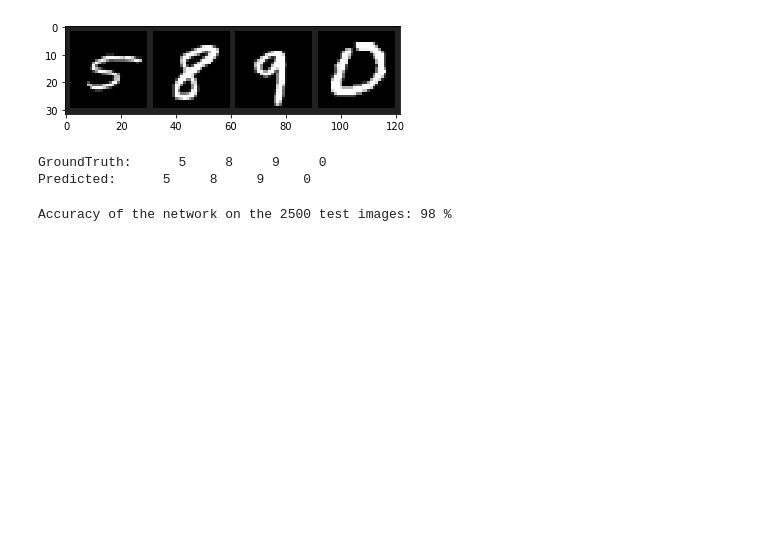
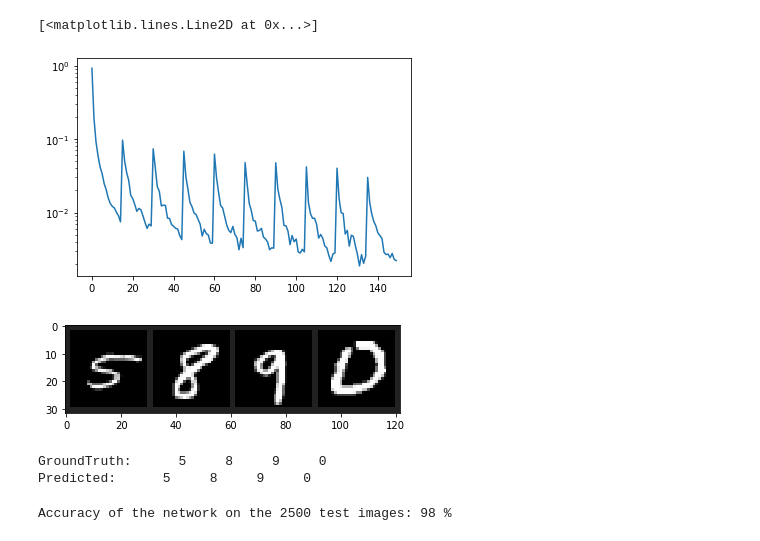
Before and after one commit to abhon/DSGA_1013_Final_Project, a Jupyter notebook: Code/MNIST_trial.ipynb, the cells around one changed output. Cells and saved outputs as stored; diff of their text form; code cells hidden in the pictures; blank space fills up the shorter version.

```diff
--- a/Code/MNIST_trial.ipynb
+++ b/Code/MNIST_trial.ipynb
@@ -74,13 +85,18 @@ net = Net()
 # %%
+net = Net()
+train_error = []
+test_error = []
+
 #loss function
 criterion = nn.CrossEntropyLoss()
 #stochastic gradient descent
 optimizer = optim.SGD(net.parameters(), lr=0.001, momentum=0.9)
 
 
-for epoch in range(10):  # loop over the dataset multiple times
+for epoch in range(10):  # loop/over the dataset multiple times
 
     running_loss = 0.0
+    num_images = 0
     for i, data in enumerate(trainloader, 0):
         # get the inputs; data is a list of [inputs, labels]
         inputs, labels = data
@@ -93,13 +109,27 @@ for epoch in range(10):  # loop over the dataset multiple times
         loss = criterion(outputs, labels)
         loss.backward()
         optimizer.step()
-
+        num_images += inputs.size(1)
         # print statistics
         running_loss += loss.item()
-        if i % len(trainloader) == len(trainloader) - 1:    # print every 2000 mini-batches
+        if i % 1000 == 999:    # print every 1000 mini-batches
             print('[%d, %5d] loss: %.3f' %
-                  (epoch + 1, i + 1, running_loss / len(trainloader)))
+                  (epoch + 1, i + 1, running_loss / num_images))
+            train_error.append(running_loss / num_images)
             running_loss = 0.0
 
+    correct = 0
+    total = 0
+    with torch.no_grad():
+        for data in testloader:
+            images, labels = data
+            outputs = net(images)
+            _, predicted = torch.max(outputs.data, 1)
+            total += labels.size(0)
+            correct += (predicted == labels).sum().item()
+
+        test_error.append(correct/total)
+
+
 print('Finished Training')
 # %% [output]
@@ -117,3 +155,9 @@ Finished Training
+# %%
+plt.figure()
+plt.semilogy(train_error)
+# %% [output]
+[<matplotlib.lines.Line2D at 0x...>]
+[figure, added]
 # %%
 images, labels = dataiter.next()
 imgshow(torchvision.utils.make_grid(images))
```
Also changed, not shown: parts of 6 cells of this notebook, 12 other files.
